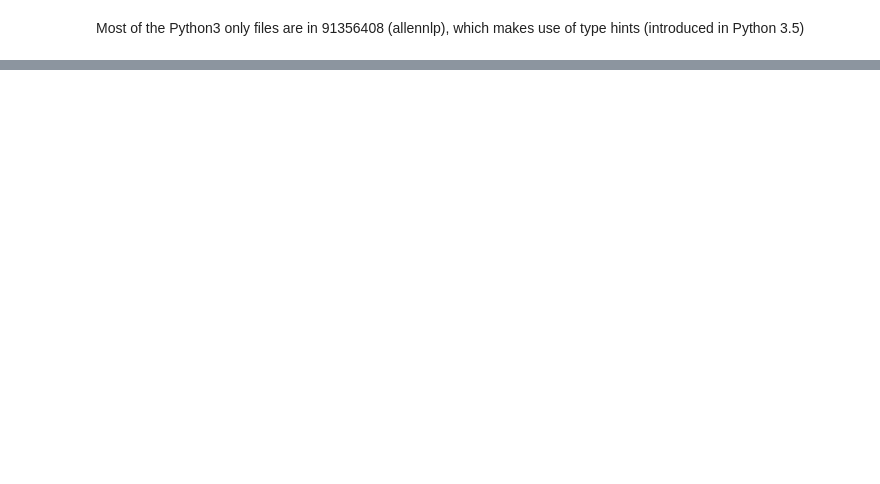
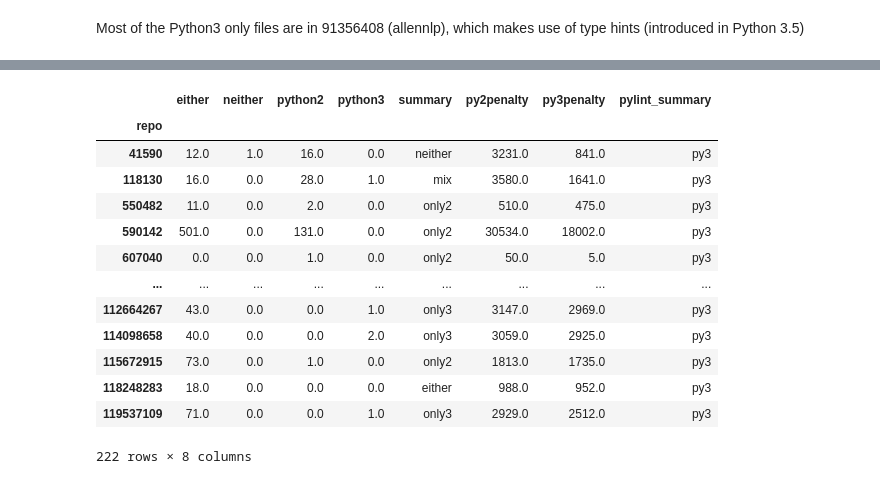
Before and after one commit to a2i2/mining-data-science-repositories, a Jupyter notebook: notebooks/analyse_py_ver.ipynb, the cells around one changed output, grey strips where cells are left out. Saved outputs shown, nothing was run; the diff lists cells and outputs as text; code cells hidden in the pictures; blank space fills up the shorter version.

```diff
--- a/notebooks/analyse_py_ver.ipynb
+++ b/notebooks/analyse_py_ver.ipynb
@@ -400,0 +434,2 @@ Most of the Python3 only files are in 91356408 (allennlp), which makes use of ty
+# %%
+lint_df3_table = tally(lint_df3, "py3penalty")
@@ -400,0 +469,4 @@ Most of the Python3 only files are in 91356408 (allennlp), which makes use of ty
+# %%
+tab2 = tab.merge(lint_df2_table["py2penalty"], how='left', left_on='repo', right_on='repo')
+# %%
+tab3 = tab2.merge(lint_df3_table["py3penalty"], how='left', left_on='repo', right_on='repo')
@@ -400,0 +492,17 @@ Most of the Python3 only files are in 91356408 (allennlp), which makes use of ty
+# %%
+tab3
+# %% [output]
+|  | either | neither | python2 | python3 | summary | py2penalty | py3penalty | pylint_summary |
+| repo |  |  |  |  |  |  |  |  |
+| 41590 | 12.0 | 1.0 | 16.0 | 0.0 | neither | 3231.0 | 841.0 | py3 |
+| 118130 | 16.0 | 0.0 | 28.0 | 1.0 | mix | 3580.0 | 1641.0 | py3 |
+| 550482 | 11.0 | 0.0 | 2.0 | 0.0 | only2 | 510.0 | 475.0 | py3 |
+| 590142 | 501.0 | 0.0 | 131.0 | 0.0 | only2 | 30534.0 | 18002.0 | py3 |
+| 607040 | 0.0 | 0.0 | 1.0 | 0.0 | only2 | 50.0 | 5.0 | py3 |
+| ... | ... | ... | ... | ... | ... | ... | ... | ... |
+| 112664267 | 43.0 | 0.0 | 0.0 | 1.0 | only3 | 3147.0 | 2969.0 | py3 |
+| 114098658 | 40.0 | 0.0 | 0.0 | 2.0 | only3 | 3059.0 | 2925.0 | py3 |
+| 115672915 | 73.0 | 0.0 | 1.0 | 0.0 | only2 | 1813.0 | 1735.0 | py3 |
+| 118248283 | 18.0 | 0.0 | 0.0 | 0.0 | either | 988.0 | 952.0 | py3 |
+| 119537109 | 71.0 | 0.0 | 0.0 | 1.0 | only3 | 2929.0 | 2512.0 | py3 |
+222 rows × 8 columns
```
Also changed, not shown: parts of 42 cells of this notebook, 2 other files.
